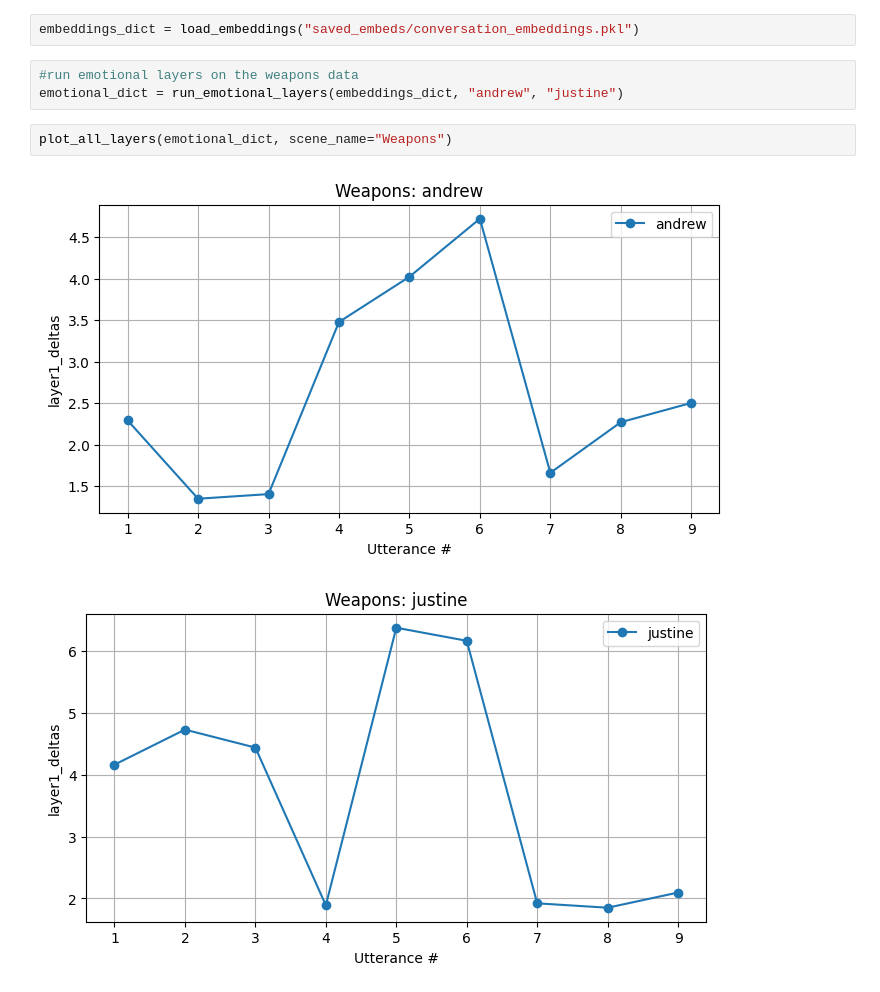
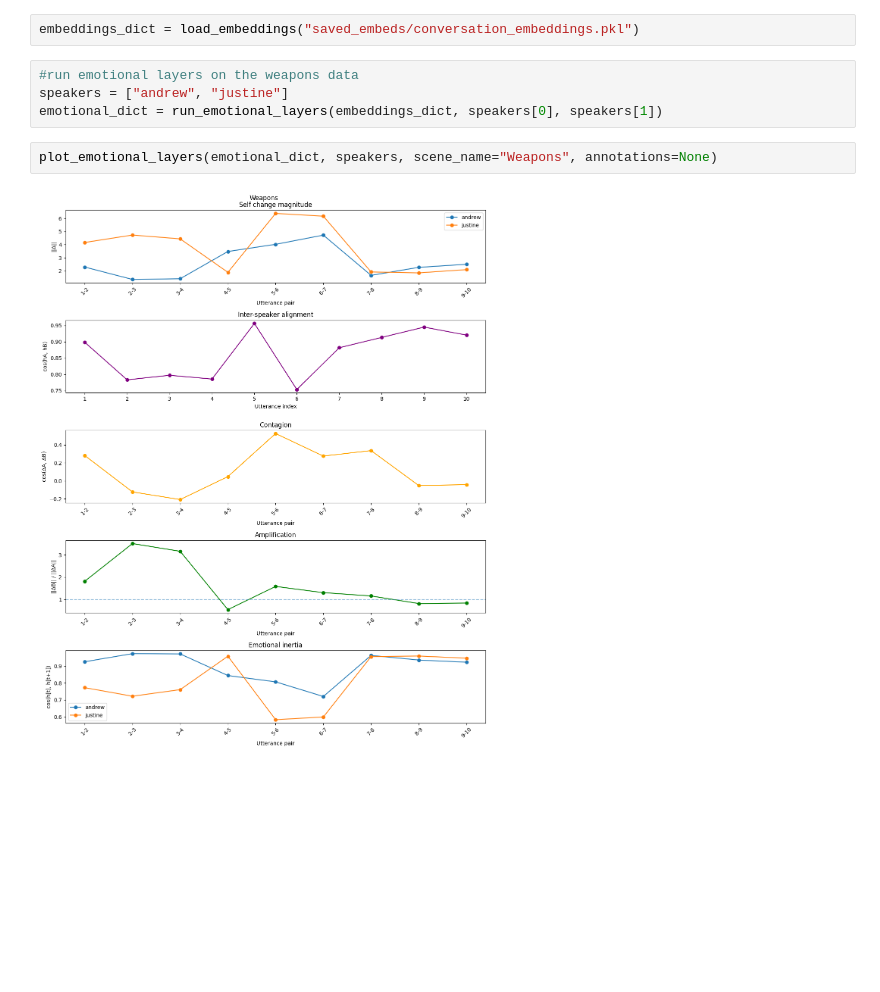
Before and after one commit to mwsong/tone-analysis, a Jupyter notebook: weapons.ipynb, the cells around one changed output. Cells and saved outputs as stored; diff of their text form; blank space fills up the shorter version.

Commit message:
tested on all  scenes

```diff
--- a/weapons.ipynb
+++ b/weapons.ipynb
@@ -4,9 +4,9 @@ from trajectory_analysis import *
 embeddings_dict = load_embeddings("saved_embeds/conversation_embeddings.pkl")
 # %%
 #run emotional layers on the weapons data
-emotional_dict = run_emotional_layers(embeddings_dict, "andrew", "justine")
+speakers = ["andrew", "justine"]
+emotional_dict = run_emotional_layers(embeddings_dict, speakers[0], speakers[1])
 # %%
-plot_all_layers(emotional_dict, scene_name="Weapons")
+plot_emotional_layers(emotional_dict, speakers, scene_name="Weapons", annotations=None)
 # %% [output]
-[figure, old version]
+[figure, new version]
-[figure, removed]
```
Also changed, not shown: parts of 2 cells of this notebook, 5 other files.
